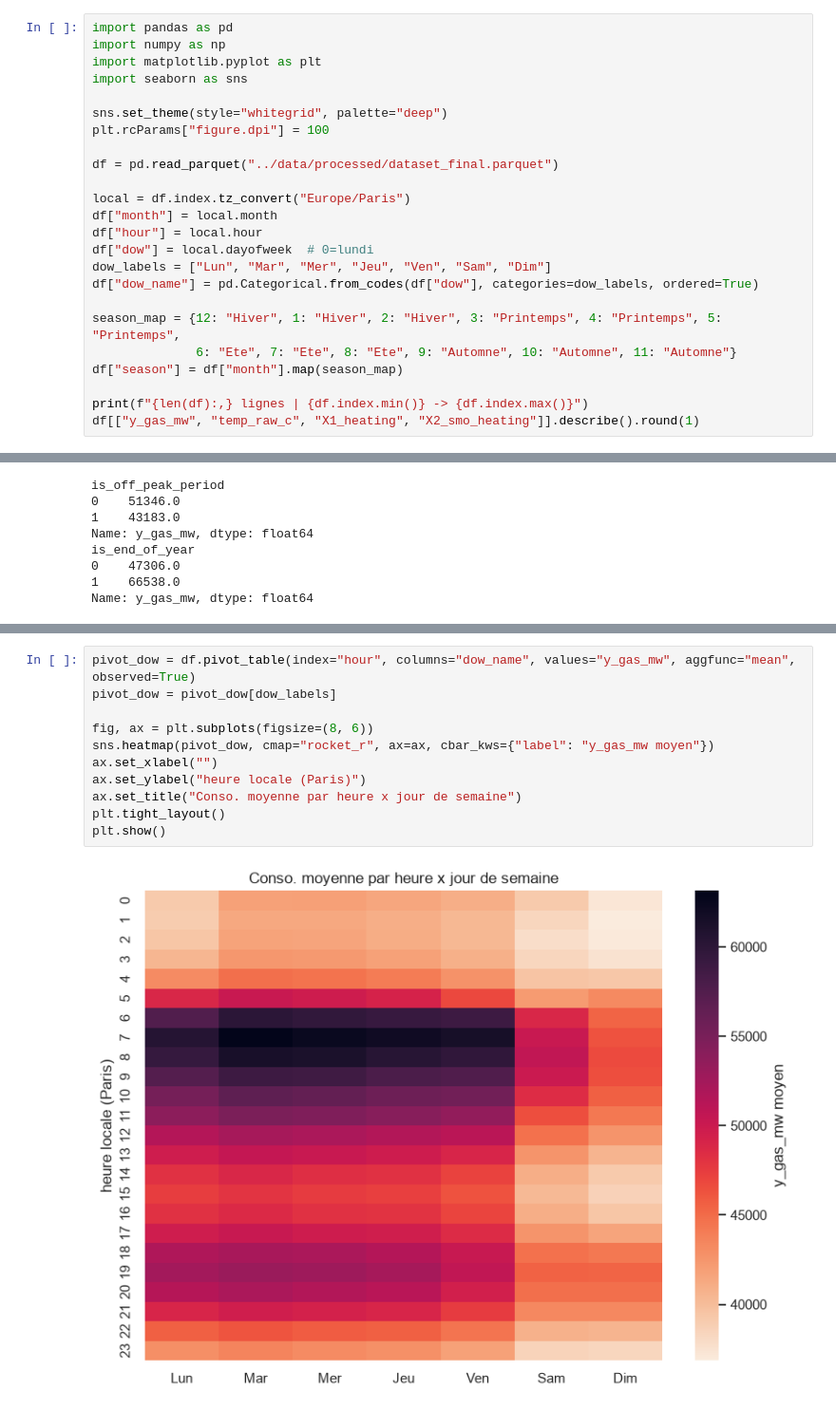
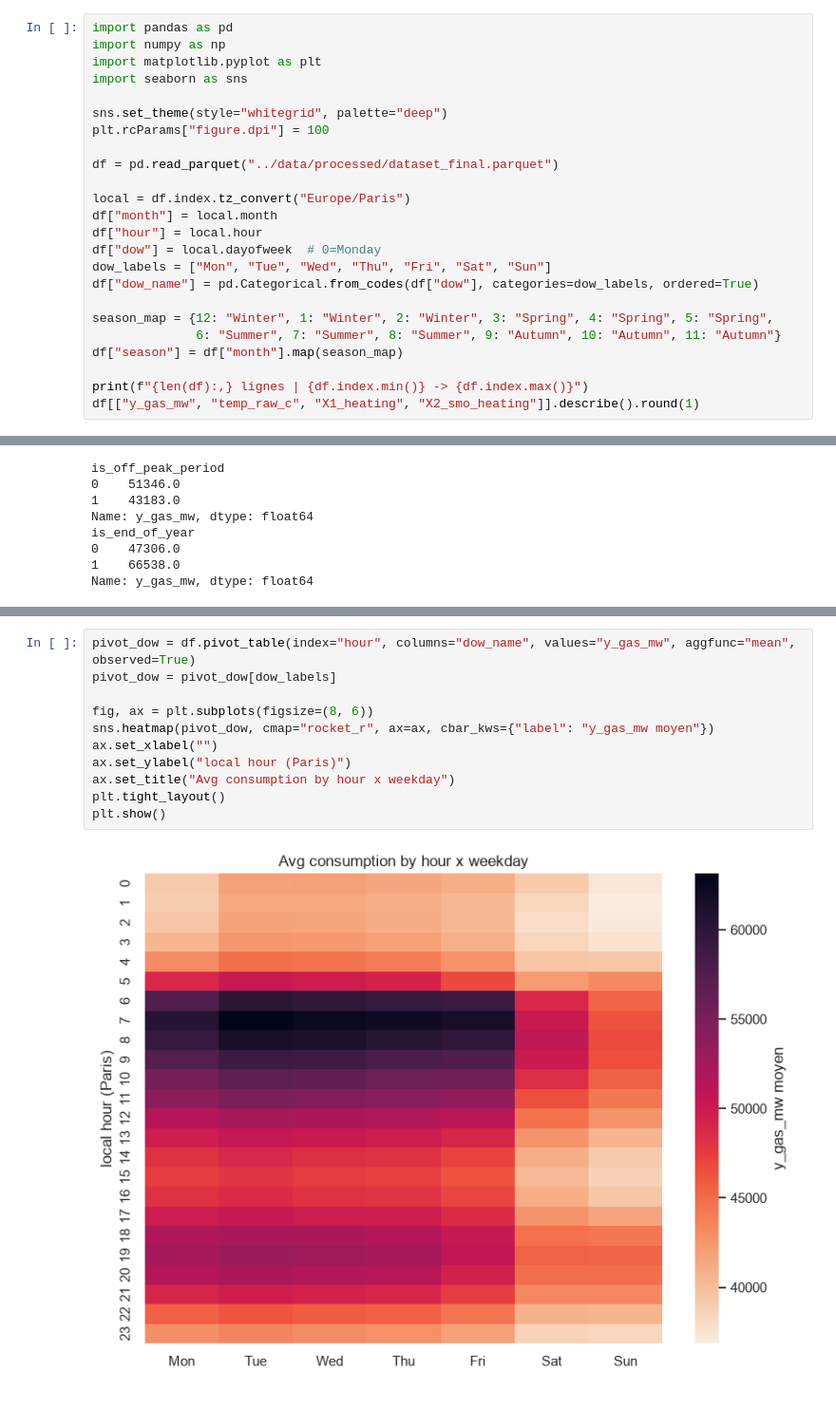
Before and after one commit to PierreRobinSchnepf/special-train, a Jupyter notebook: notebooks/01_exploration_stats.ipynb, the cells around one changed output, grey strips where cells are left out. Shown at 95% size. Drawn from its saved outputs; the diff is of its cells as text.

```diff
--- a/notebooks/01_exploration_stats.ipynb
+++ b/notebooks/01_exploration_stats.ipynb
@@ -16,12 +16,12 @@ df = pd.read_parquet("../data/processed/dataset_final.parquet")
 local = df.index.tz_convert("Europe/Paris")
 df["month"] = local.month
 df["hour"] = local.hour
-df["dow"] = local.dayofweek  # 0=lundi
-dow_labels = ["Lun", "Mar", "Mer", "Jeu", "Ven", "Sam", "Dim"]
+df["dow"] = local.dayofweek  # 0=Monday
+dow_labels = ["Mon", "Tue", "Wed", "Thu", "Fri", "Sat", "Sun"]
 df["dow_name"] = pd.Categorical.from_codes(df["dow"], categories=dow_labels, ordered=True)
 
-season_map = {12: "Hiver", 1: "Hiver", 2: "Hiver", 3: "Printemps", 4: "Printemps", 5: "Printemps",
-              6: "Ete", 7: "Ete", 8: "Ete", 9: "Automne", 10: "Automne", 11: "Automne"}
+season_map = {12: "Winter", 1: "Winter", 2: "Winter", 3: "Spring", 4: "Spring", 5: "Spring",
+              6: "Summer", 7: "Summer", 8: "Summer", 9: "Autumn", 10: "Autumn", 11: "Autumn"}
 df["season"] = df["month"].map(season_map)
 
 print(f"{len(df):,} lignes | {df.index.min()} -> {df.index.max()}")
@@ -176,14 +176,14 @@ Attendu : pic matinal en semaine (7h-9h) atténué le week-end.
 # %%
 pivot_dow = df.pivot_table(index="hour", columns="dow_name", values="y_gas_mw", aggfunc="mean", observed=True)
 pivot_dow = pivot_dow[dow_labels]
 
 fig, ax = plt.subplots(figsize=(8, 6))
 sns.heatmap(pivot_dow, cmap="rocket_r", ax=ax, cbar_kws={"label": "y_gas_mw moyen"})
 ax.set_xlabel("")
-ax.set_ylabel("heure locale (Paris)")
-ax.set_title("Conso. moyenne par heure x jour de semaine")
+ax.set_ylabel("local hour (Paris)")
+ax.set_title("Avg consumption by hour x weekday")
 plt.tight_layout()
 plt.show()
 # %% [output]
-[figure, old version]
+[figure, new version]
 # %% [markdown]
```
Also changed, not shown: parts of 17 cells of this notebook, 57 other files.
